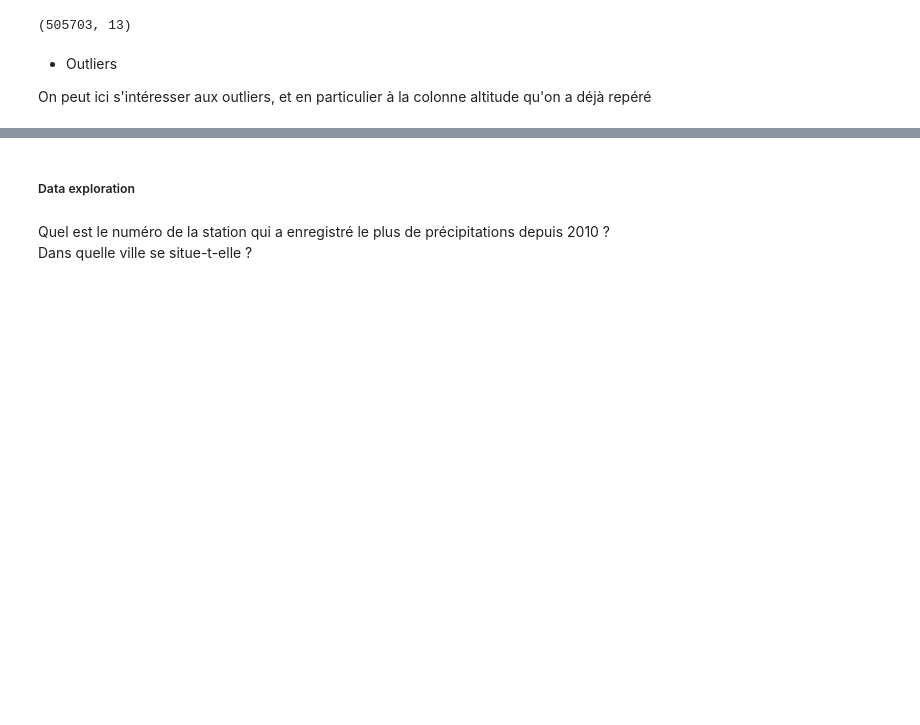
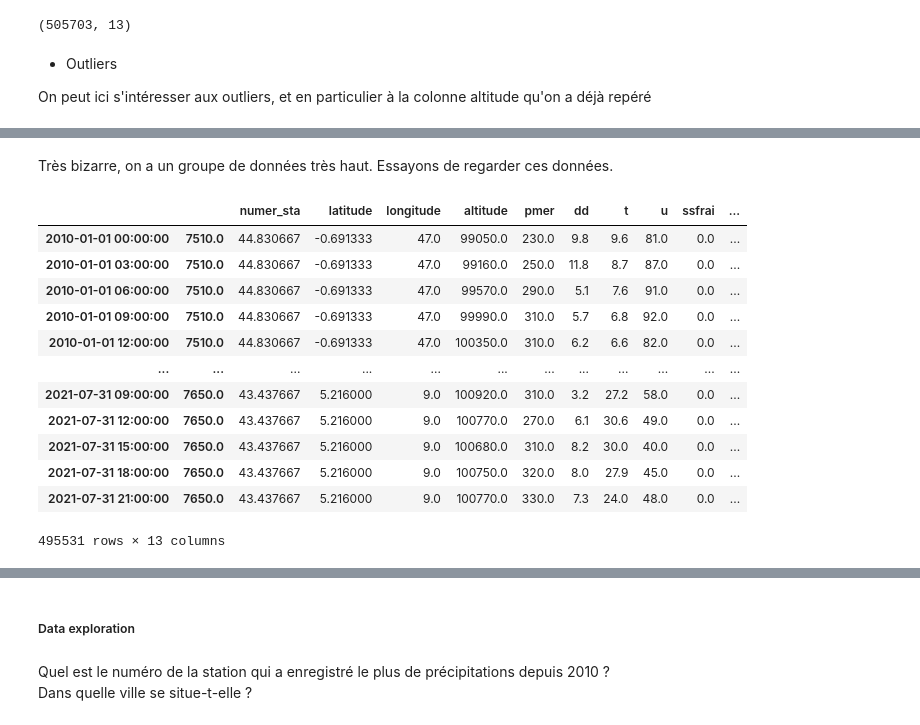
Before and after one commit to LeGregs/Test-technique, a Jupyter notebook: test_technique_0327/gregoire_bouillon_test_TA_DS.ipynb, the cells around one changed output, grey strips where cells are left out. Drawn from its saved outputs; the diff is of its cells as text; code cells hidden in the pictures; blank space fills up the shorter version.

```diff
--- a/test_technique_0327/gregoire_bouillon_test_TA_DS.ipynb
+++ b/test_technique_0327/gregoire_bouillon_test_TA_DS.ipynb
@@ -168,0 +174,18 @@ On peut ici s'intéresser aux outliers, et en particulier à la colonne altitude
+# %% [markdown]
+Très bizarre, on a un groupe de données très haut. Essayons de regarder ces données.
+# %%
+df.loc[df['altitude'] > 10000]
+# %% [output]
+|  |  | numer_sta | latitude | longitude | altitude | pmer | dd | t | u | ssfrai | ... |
+| 2010-01-01 00:00:00 | 7510.0 | 44.830667 | -0.691333 | 47.0 | 99050.0 | 230.0 | 9.8 | 9.6 | 81.0 | 0.0 | ... |
+| 2010-01-01 03:00:00 | 7510.0 | 44.830667 | -0.691333 | 47.0 | 99160.0 | 250.0 | 11.8 | 8.7 | 87.0 | 0.0 | ... |
+| 2010-01-01 06:00:00 | 7510.0 | 44.830667 | -0.691333 | 47.0 | 99570.0 | 290.0 | 5.1 | 7.6 | 91.0 | 0.0 | ... |
+| 2010-01-01 09:00:00 | 7510.0 | 44.830667 | -0.691333 | 47.0 | 99990.0 | 310.0 | 5.7 | 6.8 | 92.0 | 0.0 | ... |
+| 2010-01-01 12:00:00 | 7510.0 | 44.830667 | -0.691333 | 47.0 | 100350.0 | 310.0 | 6.2 | 6.6 | 82.0 | 0.0 | ... |
+| ... | ... | ... | ... | ... | ... | ... | ... | ... | ... | ... | ... |
+| 2021-07-31 09:00:00 | 7650.0 | 43.437667 | 5.216000 | 9.0 | 100920.0 | 310.0 | 3.2 | 27.2 | 58.0 | 0.0 | ... |
+| 2021-07-31 12:00:00 | 7650.0 | 43.437667 | 5.216000 | 9.0 | 100770.0 | 270.0 | 6.1 | 30.6 | 49.0 | 0.0 | ... |
+| 2021-07-31 15:00:00 | 7650.0 | 43.437667 | 5.216000 | 9.0 | 100680.0 | 310.0 | 8.2 | 30.0 | 40.0 | 0.0 | ... |
+| 2021-07-31 18:00:00 | 7650.0 | 43.437667 | 5.216000 | 9.0 | 100750.0 | 320.0 | 8.0 | 27.9 | 45.0 | 0.0 | ... |
+| 2021-07-31 21:00:00 | 7650.0 | 43.437667 | 5.216000 | 9.0 | 100770.0 | 330.0 | 7.3 | 24.0 | 48.0 | 0.0 | ... |
+495531 rows × 13 columns
```
Also changed, not shown: parts of 22 cells of this notebook.
